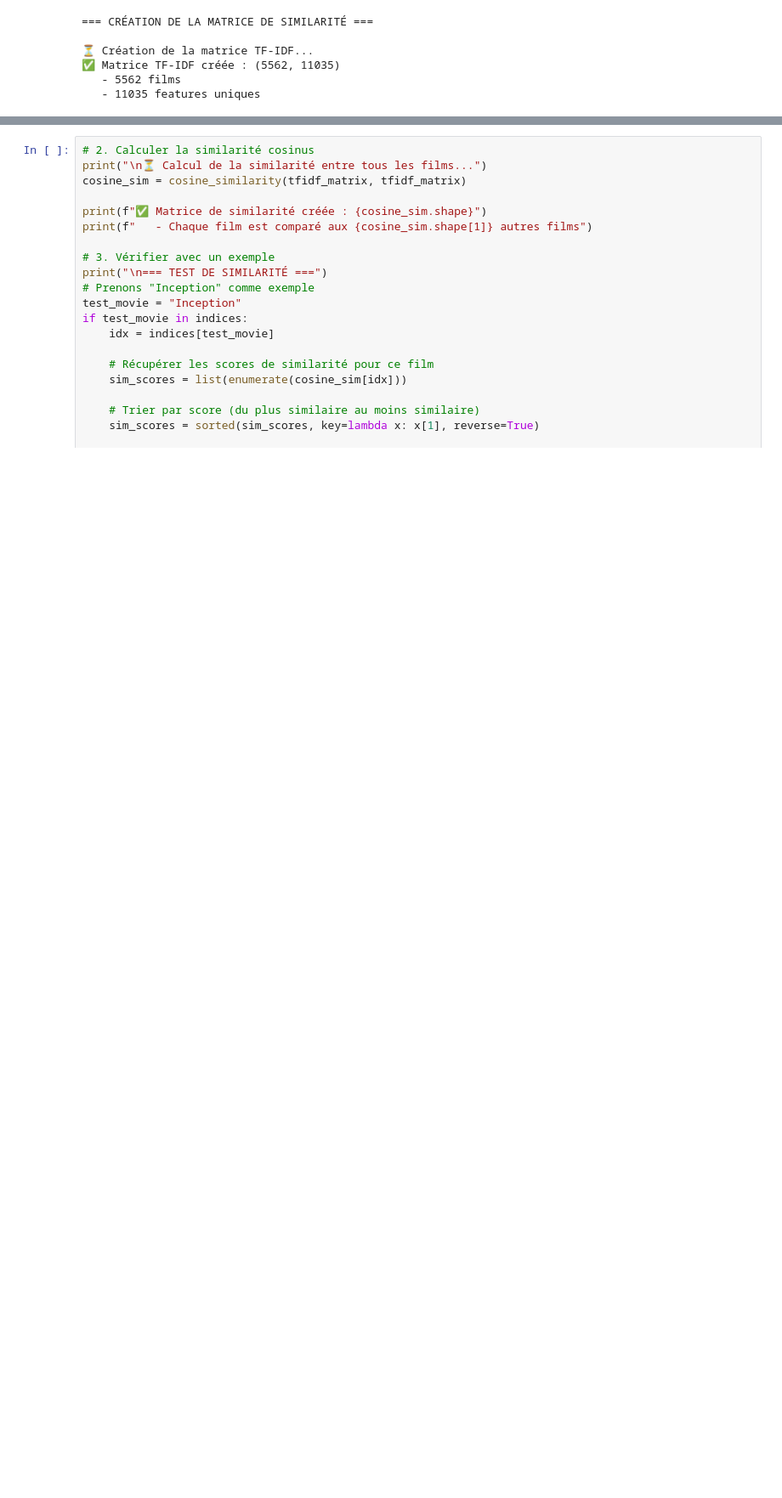
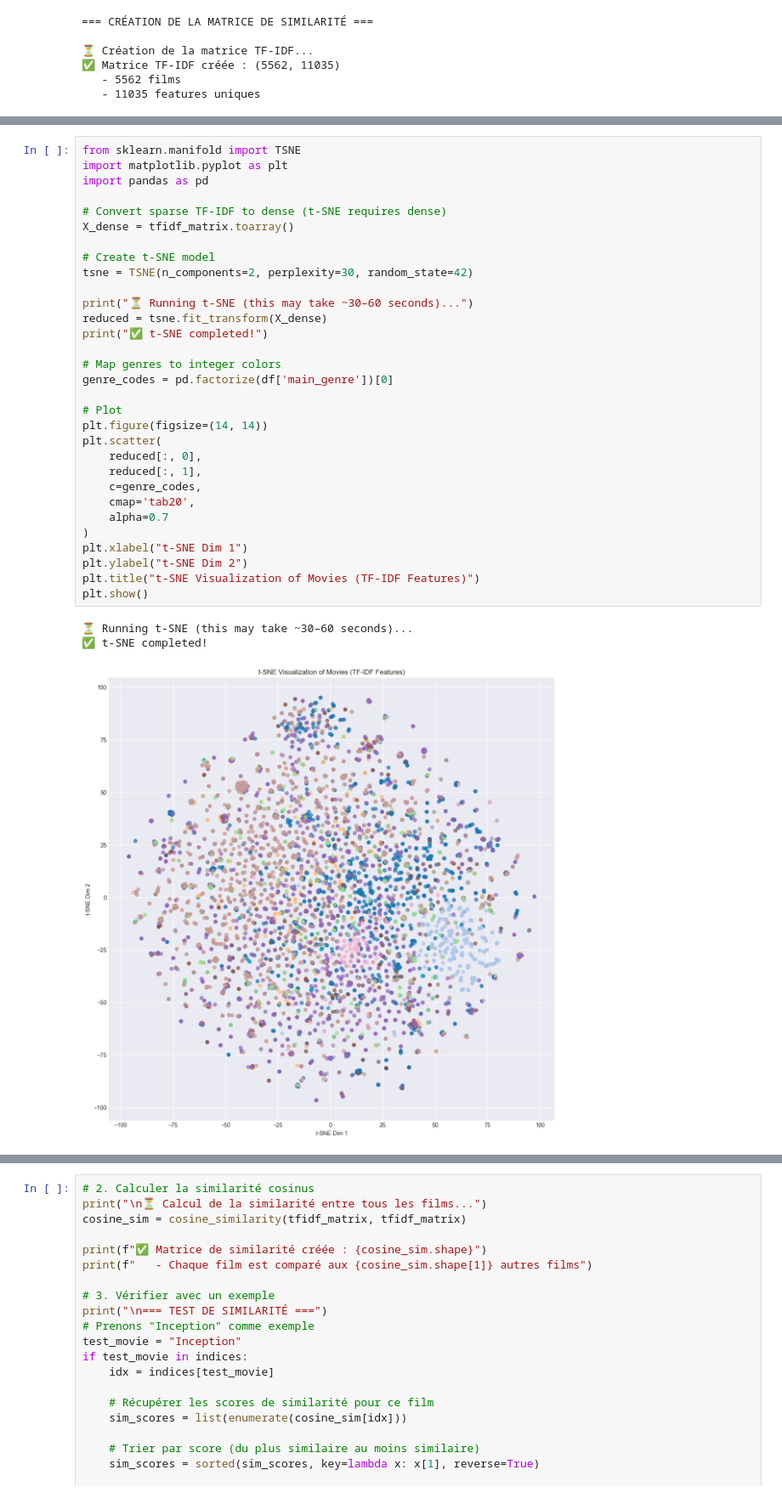
Before and after one commit to MalikASN/RecommenderSystem, a Jupyter notebook: Projet_IA.ipynb, the cells around one changed output, grey strips where cells are left out. Shown at 85% size. Drawn from its saved outputs; the diff is of its cells as text; blank space fills up the shorter version.

```diff
--- a/Projet_IA.ipynb
+++ b/Projet_IA.ipynb
@@ -1154,0 +1180,35 @@ print(f"   - {tfidf_matrix.shape[1]} features uniques")
+# %%
+from sklearn.manifold import TSNE
+import matplotlib.pyplot as plt
+import pandas as pd
+
+# Convert sparse TF-IDF to dense (t-SNE requires dense)
+X_dense = tfidf_matrix.toarray()
+
+# Create t-SNE model
+tsne = TSNE(n_components=2, perplexity=30, random_state=42)
+
+print("⏳ Running t-SNE (this may take ~30–60 seconds)...")
+reduced = tsne.fit_transform(X_dense)
+print("✅ t-SNE completed!")
+
+# Map genres to integer colors
+genre_codes = pd.factorize(df['main_genre'])[0]
+
+# Plot
+plt.figure(figsize=(14, 14))
+plt.scatter(
+    reduced[:, 0],
+    reduced[:, 1],
+    c=genre_codes,
+    cmap='tab20',
+    alpha=0.7
+)
+plt.xlabel("t-SNE Dim 1")
+plt.ylabel("t-SNE Dim 2")
+plt.title("t-SNE Visualization of Movies (TF-IDF Features)")
+plt.show()
+# %% [output]
+⏳ Running t-SNE (this may take ~30–60 seconds)...
+✅ t-SNE completed!
+[figure, added]
```
Also changed, not shown: parts of 4 cells of this notebook, 3 other files.
